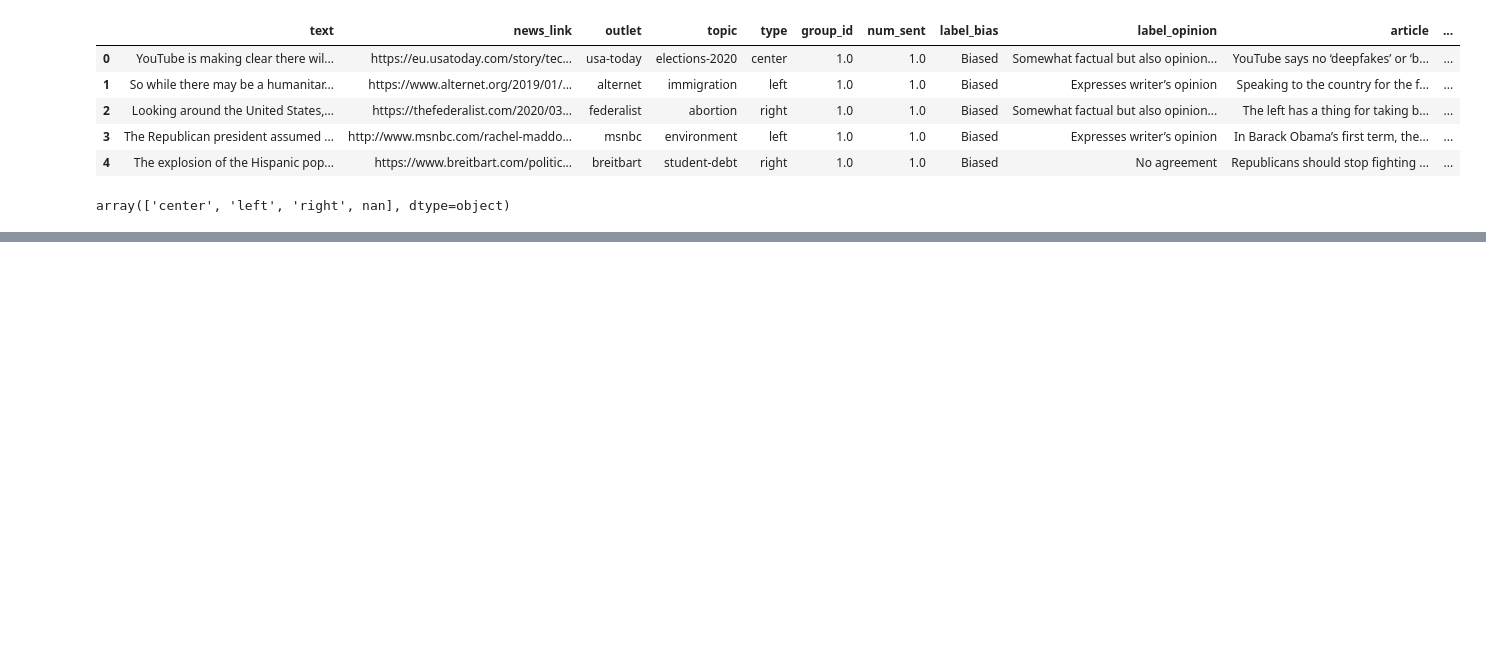
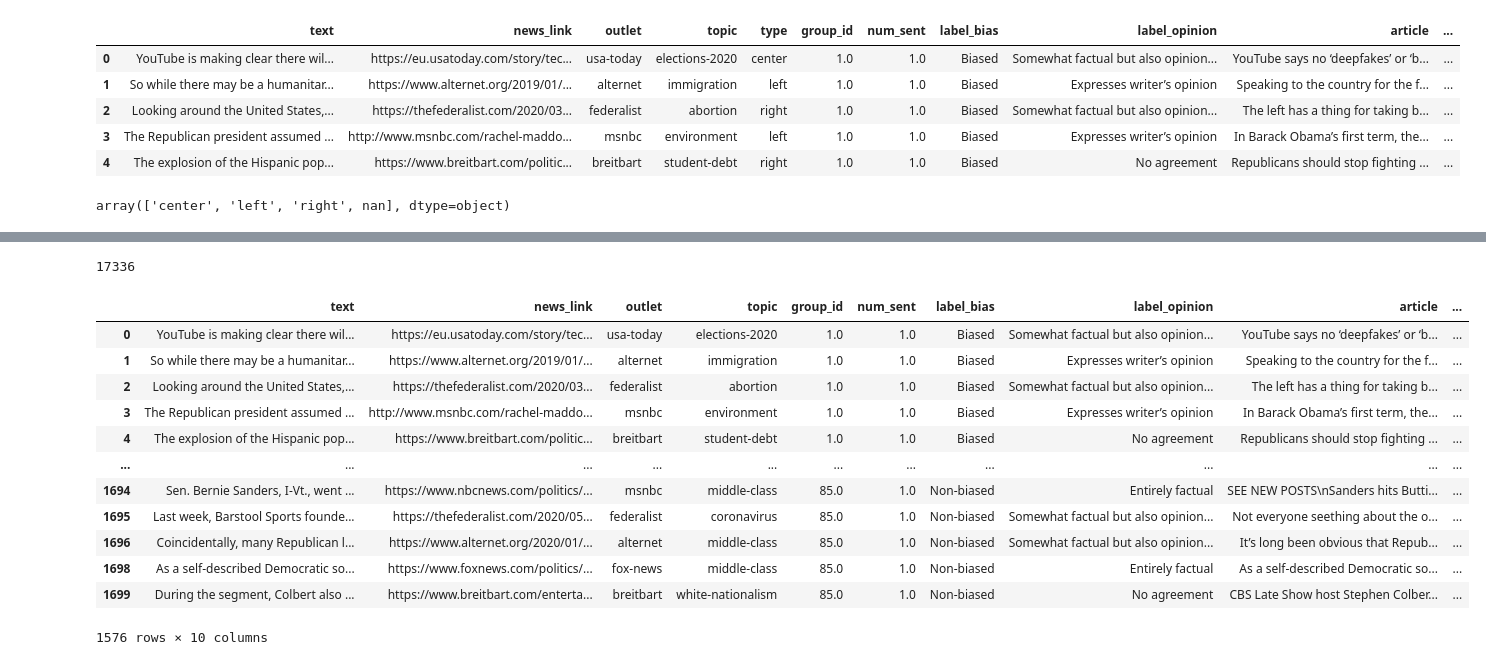
Before and after one commit to Foxtrot123-png/Multi-Model-Bias-Detection-and-Debiasing-the-News, a Jupyter notebook: EDA/Babe_Dataset.IPYNB, the cells around one changed output, grey strips where cells are left out. Saved outputs shown, nothing was run; the diff lists cells and outputs as text; code cells hidden in the pictures; blank space fills up the shorter version.

```diff
--- a/EDA/Babe_Dataset.IPYNB
+++ b/EDA/Babe_Dataset.IPYNB
@@ -22,0 +76,20 @@ array(['center', 'left', 'right', nan], dtype=object)
+# %%
+babe_notnull.size
+# %% [output]
+17336
+# %%
+babe_notnull.drop(columns=['type'])
+# %% [output]
+|  | text | news_link | outlet | topic | group_id | num_sent | label_bias | label_opinion | article | ... |
+| 0 | YouTube is making clear there wil... | https://eu.usatoday.com/story/tec... | usa-today | elections-2020 | 1.0 | 1.0 | Biased | Somewhat factual but also opinion... | YouTube says no ‘deepfakes’ or ‘b... | ... |
+| 1 | So while there may be a humanitar... | https://www.alternet.org/2019/01/... | alternet | immigration | 1.0 | 1.0 | Biased | Expresses writer’s opinion | Speaking to the country for the f... | ... |
+| 2 | Looking around the United States,... | https://thefederalist.com/2020/03... | federalist | abortion | 1.0 | 1.0 | Biased | Somewhat factual but also opinion... | The left has a thing for taking b... | ... |
+| 3 | The Republican president assumed ... | http://www.msnbc.com/rachel-maddo... | msnbc | environment | 1.0 | 1.0 | Biased | Expresses writer’s opinion | In Barack Obama’s first term, the... | ... |
+| 4 | The explosion of the Hispanic pop... | https://www.breitbart.com/politic... | breitbart | student-debt | 1.0 | 1.0 | Biased | No agreement | Republicans should stop fighting ... | ... |
+| ... | ... | ... | ... | ... | ... | ... | ... | ... | ... | ... |
+| 1694 | Sen. Bernie Sanders, I-Vt., went ... | https://www.nbcnews.com/politics/... | msnbc | middle-class | 85.0 | 1.0 | Non-biased | Entirely factual | SEE NEW POSTS\nSanders hits Butti... | ... |
+| 1695 | Last week, Barstool Sports founde... | https://thefederalist.com/2020/05... | federalist | coronavirus | 85.0 | 1.0 | Non-biased | Somewhat factual but also opinion... | Not everyone seething about the o... | ... |
+| 1696 | Coincidentally, many Republican l... | https://www.alternet.org/2020/01/... | alternet | middle-class | 85.0 | 1.0 | Non-biased | Somewhat factual but also opinion... | It’s long been obvious that Repub... | ... |
+| 1698 | As a self-described Democratic so... | https://www.foxnews.com/politics/... | fox-news | middle-class | 85.0 | 1.0 | Non-biased | Entirely factual | As a self-described Democratic so... | ... |
+| 1699 | During the segment, Colbert also ... | https://www.breitbart.com/enterta... | breitbart | white-nationalism | 85.0 | 1.0 | Non-biased | No agreement | CBS Late Show host Stephen Colber... | ... |
+1576 rows × 10 columns
```
Also changed, not shown: parts of 24 cells of this notebook.
